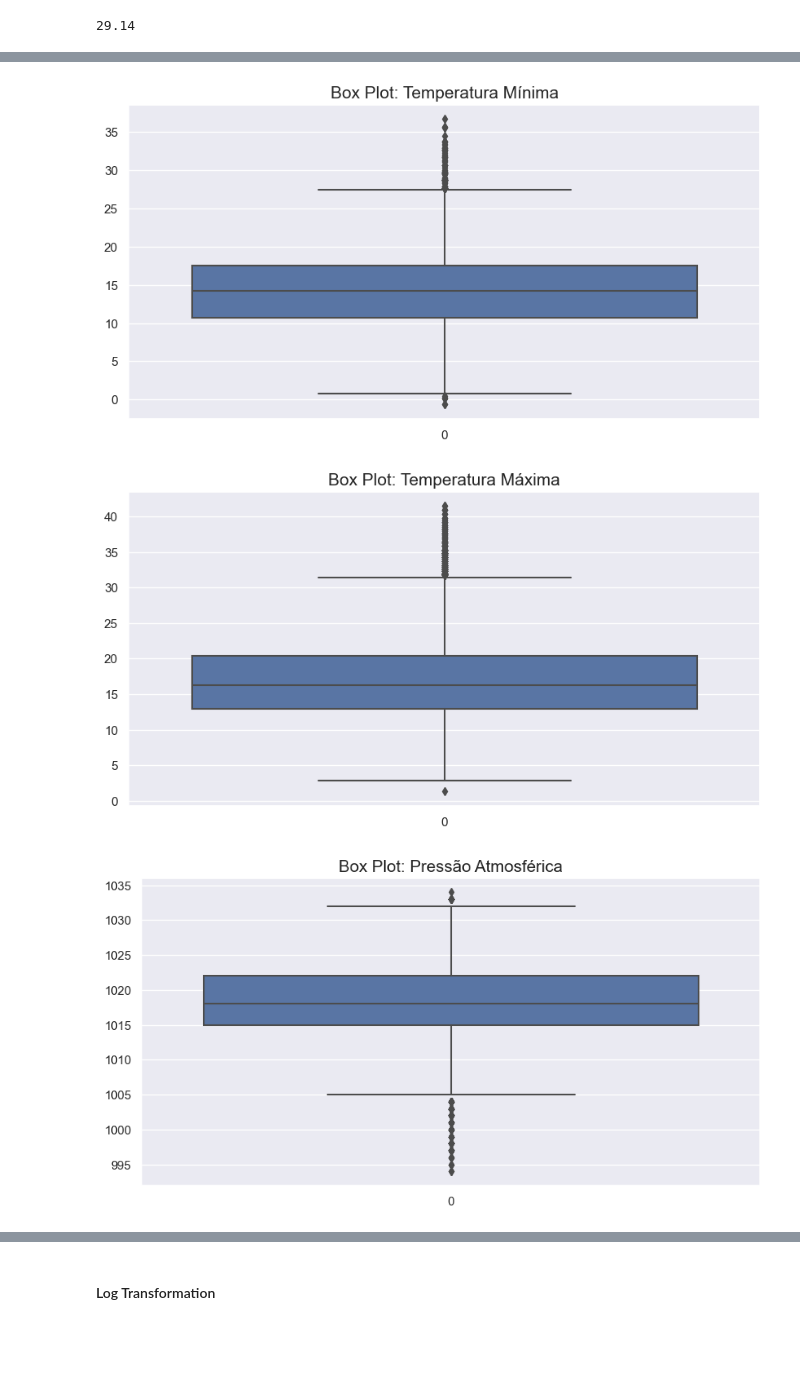
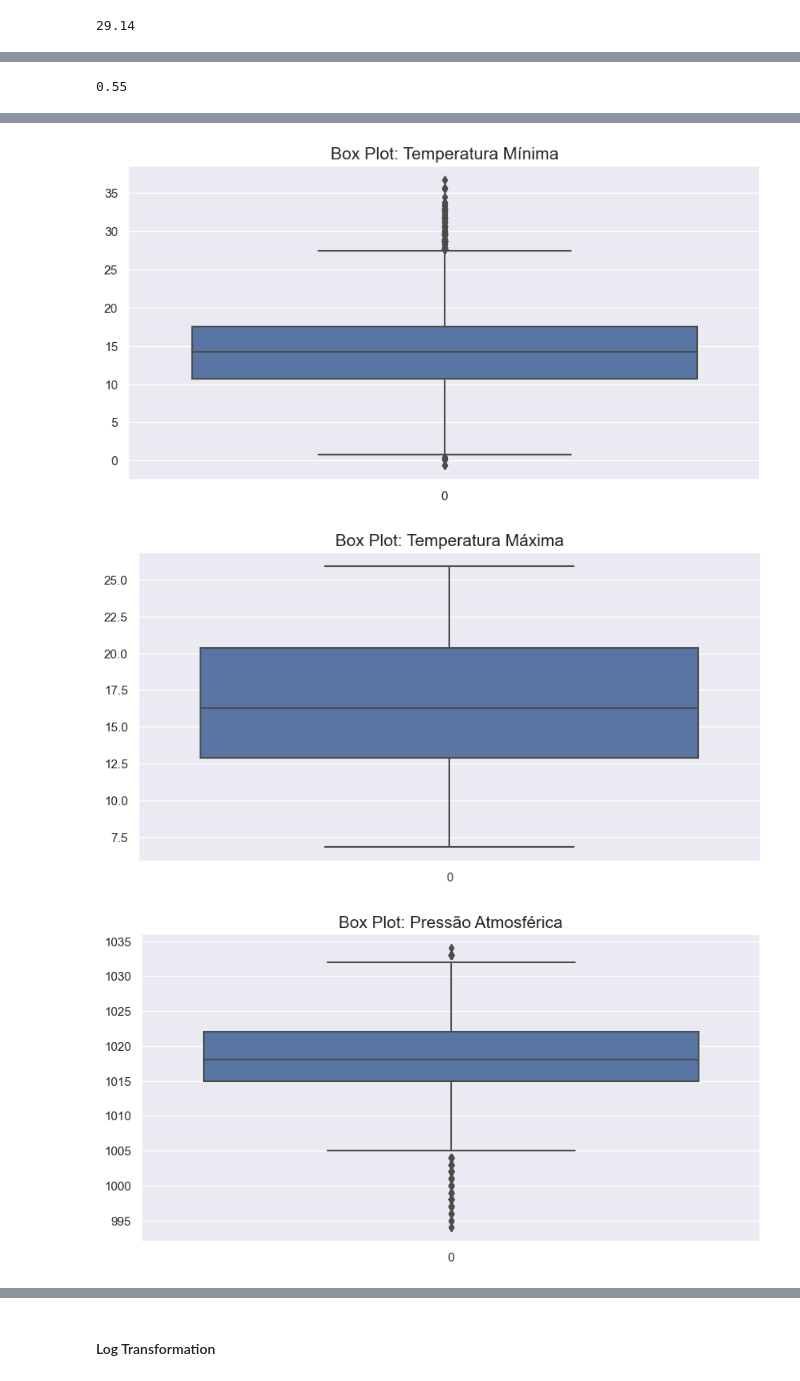
Before and after one commit to rafa2002/DAA-2324, a Jupyter notebook: Energy.ipynb, the cells around one changed output, grey strips where cells are left out. Saved outputs shown, nothing was run; the diff lists cells and outputs as text; code cells hidden in the pictures; blank space fills up the shorter version.

```diff
--- a/Energy.ipynb
+++ b/Energy.ipynb
@@ -1356,4 +1354,4 @@ e_m['Temperatura'].quantile(0.97)
 29.14
 # %%
 e_m_win_temp = e_m.copy()
-e_m_win_temp['Temperatura'] = winsorize(e_m_win_temp['Temperatura'], (0.006,0.03))
+e_m_win_temp['Temperatura'] = winsorize(e_m_win_temp['Temperatura'], (0.01,0.03))
@@ -1359,0 +1377,3 @@ e_m_win_temp['Temperatura'] = winsorize(e_m_win_temp['Temperatura'], (0.006,0.03
+# %%
+e_m_win_tempmax = e_m.copy()
+e_m_win_tempmax['Temperatura Máxima'] = winsorize(e_m_win_temp['Temperatura Máxima'], (0.01,0.1))
@@ -1359,0 +1461,4 @@ e_m_win_temp['Temperatura'] = winsorize(e_m_win_temp['Temperatura'], (0.006,0.03
+# %%
+e_m['Autoconsumo'].quantile(0.97)
+# %% [output]
+0.55
@@ -1360,8 +1468,8 @@ e_m_win_temp['Temperatura'] = winsorize(e_m_win_temp['Temperatura'], (0.006,0.03
 # %%
-numeric_collumns = e_m_win_temp.select_dtypes(include=np.number)
+numeric_collumns = e_m_win_tempmax.select_dtypes(include=np.number)
 for num in numeric_collumns:
     fig = plt.figure(figsize=(10, 5))
-    sns.boxplot(e_m_win_temp[num])
+    sns.boxplot(e_m_win_tempmax[num])
     plt.title('Box Plot: ' + num, fontsize=15)
     plt.show()
 # %% [output]
@@ -1370,6 +1478,6 @@ for num in numeric_collumns:
 [figure]
 [figure]
-[figure, old version]
+[figure, new version]
 [figure]
 [figure]
 [figure]
```
Also changed, not shown: parts of 52 cells of this notebook.
